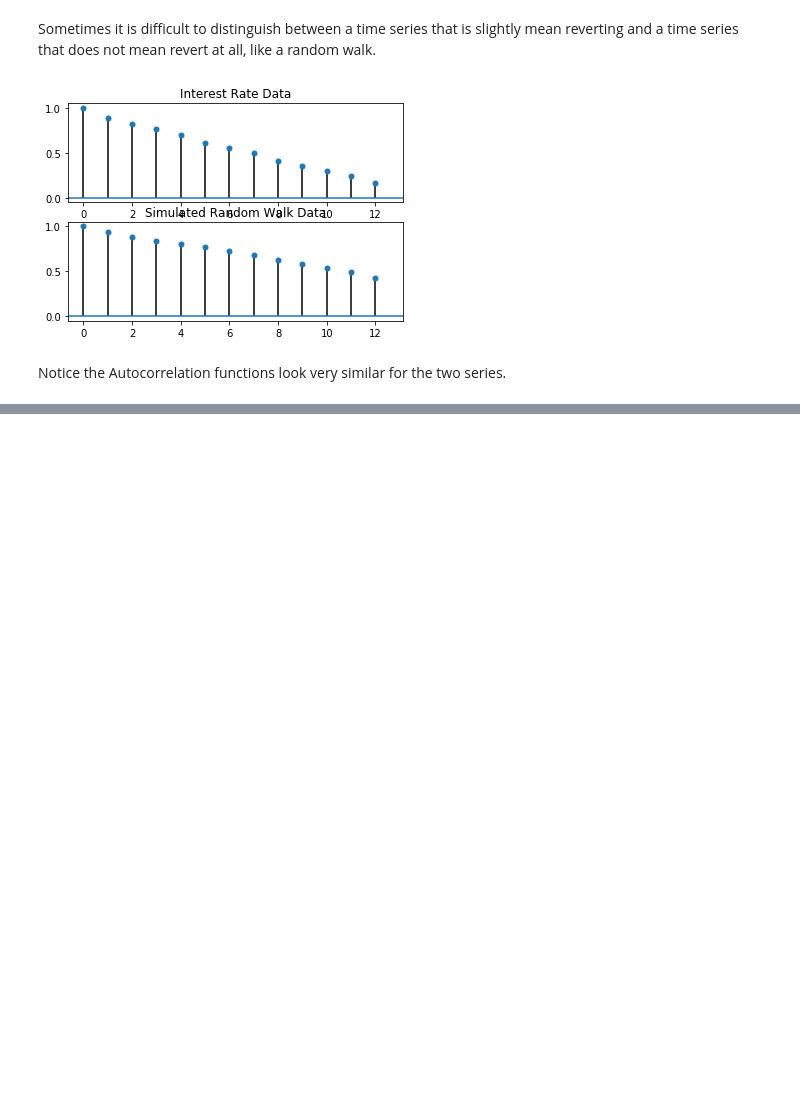
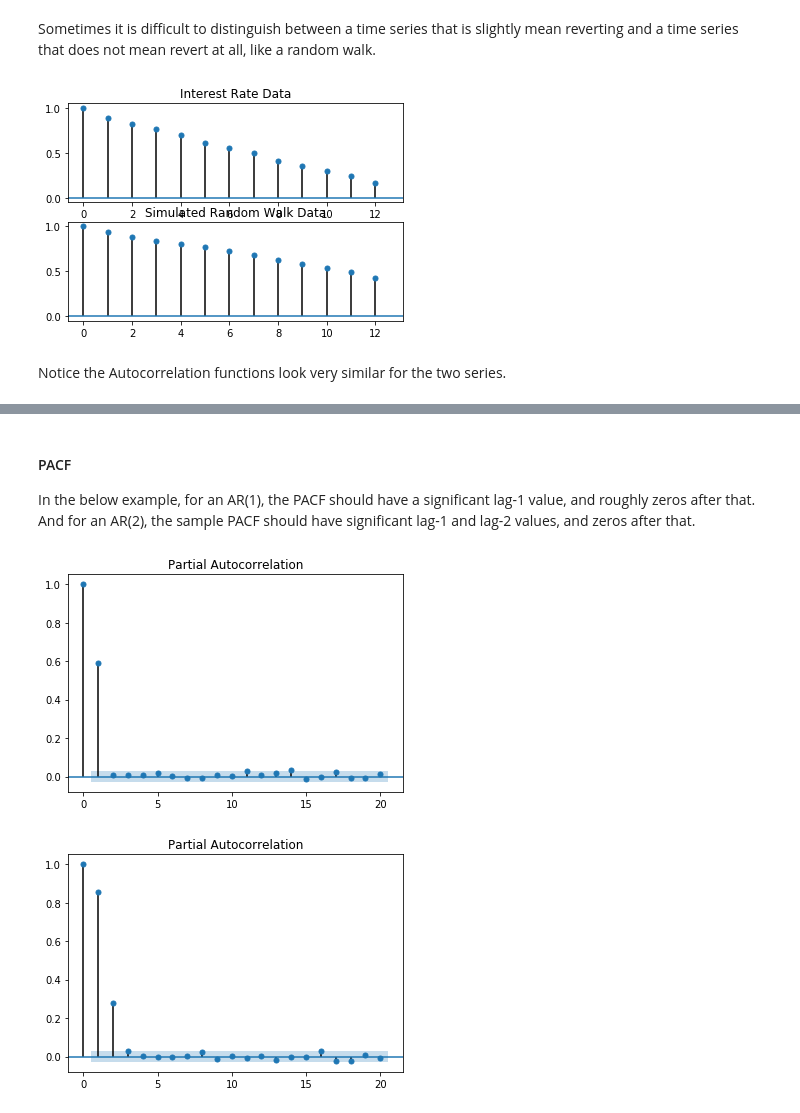
Before and after one commit to kaymal/ML-advanced, a Jupyter notebook: Time Series Analysis.ipynb, the cells around one changed output, grey strips where cells are left out. Saved outputs shown, nothing was run; the diff lists cells and outputs as text; code cells hidden in the pictures; blank space fills up the shorter version.

```diff
--- a/Time Series Analysis.ipynb
+++ b/Time Series Analysis.ipynb
@@ -832,0 +839,31 @@ Notice the Autocorrelation functions look very similar for the two series.
+# %% [markdown]
+#### PACF
+
+In the below example, for an AR(1), the PACF should have a significant lag-1 value, and roughly zeros after that. And for an AR(2), the sample PACF should have significant lag-1 and lag-2 values, and zeros after that.
+# %%
+# Import the modules for simulating data and for plotting the PACF
+from statsmodels.tsa.arima_process import ArmaProcess
+from statsmodels.graphics.tsaplots import plot_pacf
+
+# Simulate AR(1) with phi=+0.6
+ma = np.array([1])
+ar = np.array([1, -0.6])
+AR_object = ArmaProcess(ar, ma)
+simulated_data_1 = AR_object.generate_sample(nsample=5000)
+
+# Plot PACF for AR(1)
+plot_pacf(simulated_data_1, lags=20)
+plt.show()
+
+# Simulate AR(2) with phi1=+0.6, phi2=+0.3
+ma = np.array([1])
+ar = np.array([1, -.6, -.3])
+AR_object = ArmaProcess(ar, ma)
+simulated_data_2 = AR_object.generate_sample(nsample=5000)
+
+# Plot PACF for AR(2)
+plot_pacf(simulated_data_2, lags=20)
+plt.show()
+# %% [output]
+[figure, added]
+[figure, added]
```
Also changed, not shown: parts of 34 cells of this notebook.
